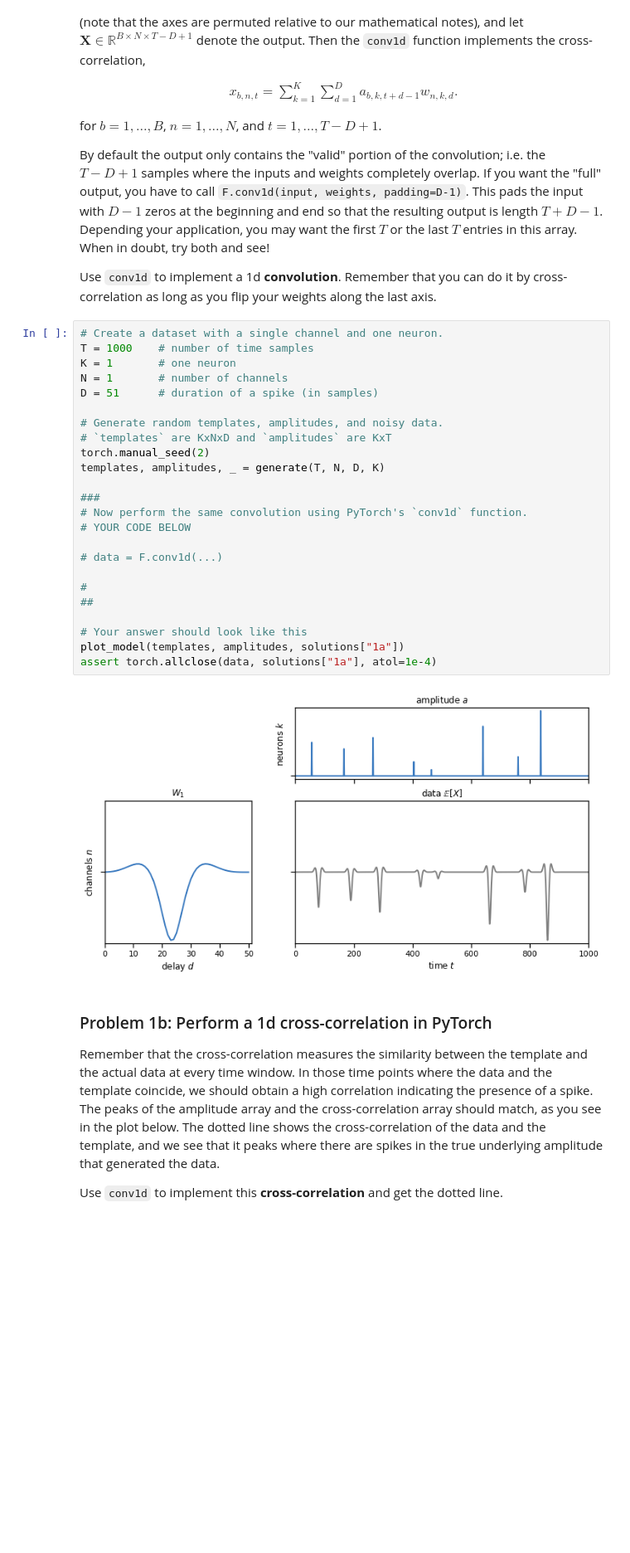
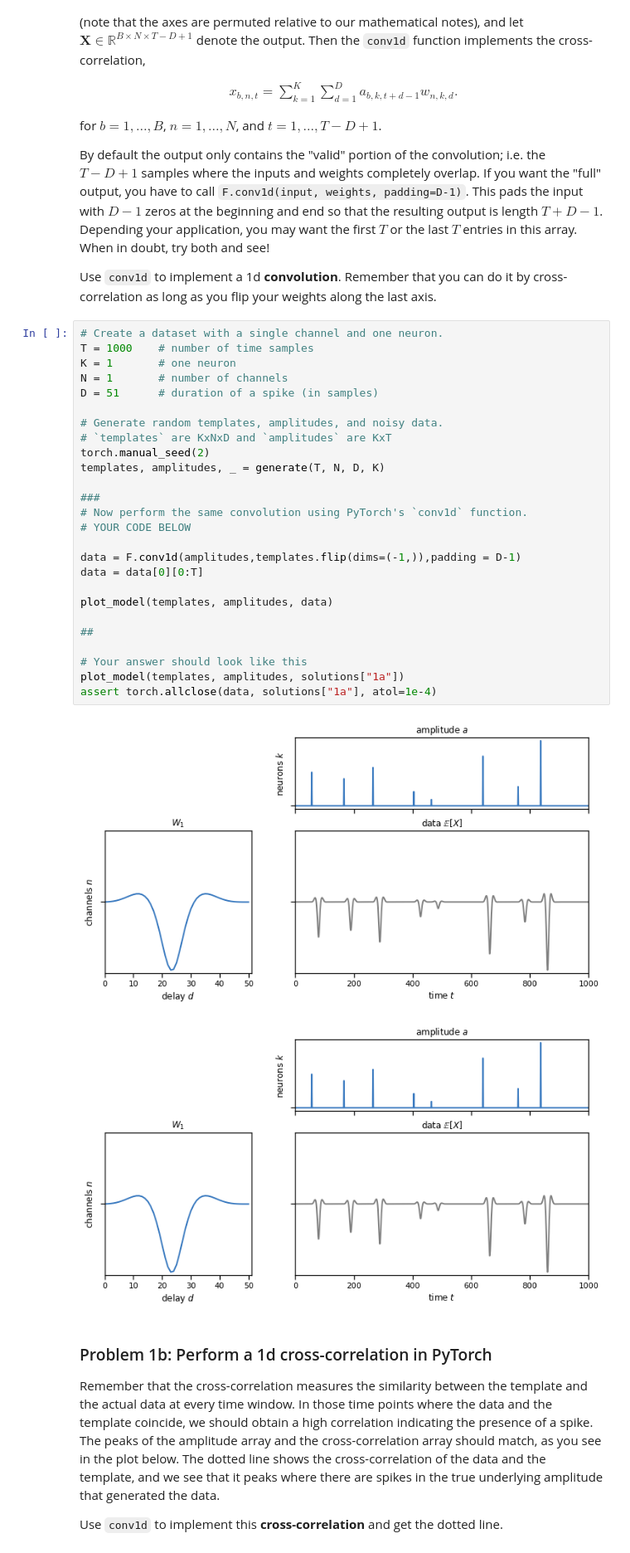
Before and after one commit to panichem/stats320, a Jupyter notebook: 01_spike_sorting.ipynb, the cells around one changed output. Shown at 83% size. Saved outputs shown, nothing was run; the diff lists cells and outputs as text; blank space fills up the shorter version.

```diff
--- a/01_spike_sorting.ipynb
+++ b/01_spike_sorting.ipynb
@@ -361,29 +361,32 @@ Use `conv1d` to implement a 1d **convolution**. Remember that you can do it by c
 # %%
 # Create a dataset with a single channel and one neuron.
 T = 1000    # number of time samples
 K = 1       # one neuron
 N = 1       # number of channels
 D = 51      # duration of a spike (in samples)
 
 # Generate random templates, amplitudes, and noisy data.
 # `templates` are KxNxD and `amplitudes` are KxT
 torch.manual_seed(2)
 templates, amplitudes, _ = generate(T, N, D, K)
 
 ###
 # Now perform the same convolution using PyTorch's `conv1d` function.
 # YOUR CODE BELOW
 
-# data = F.conv1d(...)
+data = F.conv1d(amplitudes,templates.flip(dims=(-1,)),padding = D-1)
+data = data[0][0:T]
 
-#
+plot_model(templates, amplitudes, data)
+
 ##
 
 # Your answer should look like this
 plot_model(templates, amplitudes, solutions["1a"])
 assert torch.allclose(data, solutions["1a"], atol=1e-4)
 # %% [output]
 [figure]
+[figure, added]
 # %% [markdown]
 ### Problem 1b: Perform a 1d cross-correlation in PyTorch
 
```
Also changed, not shown: parts of 1 cell of this notebook.
